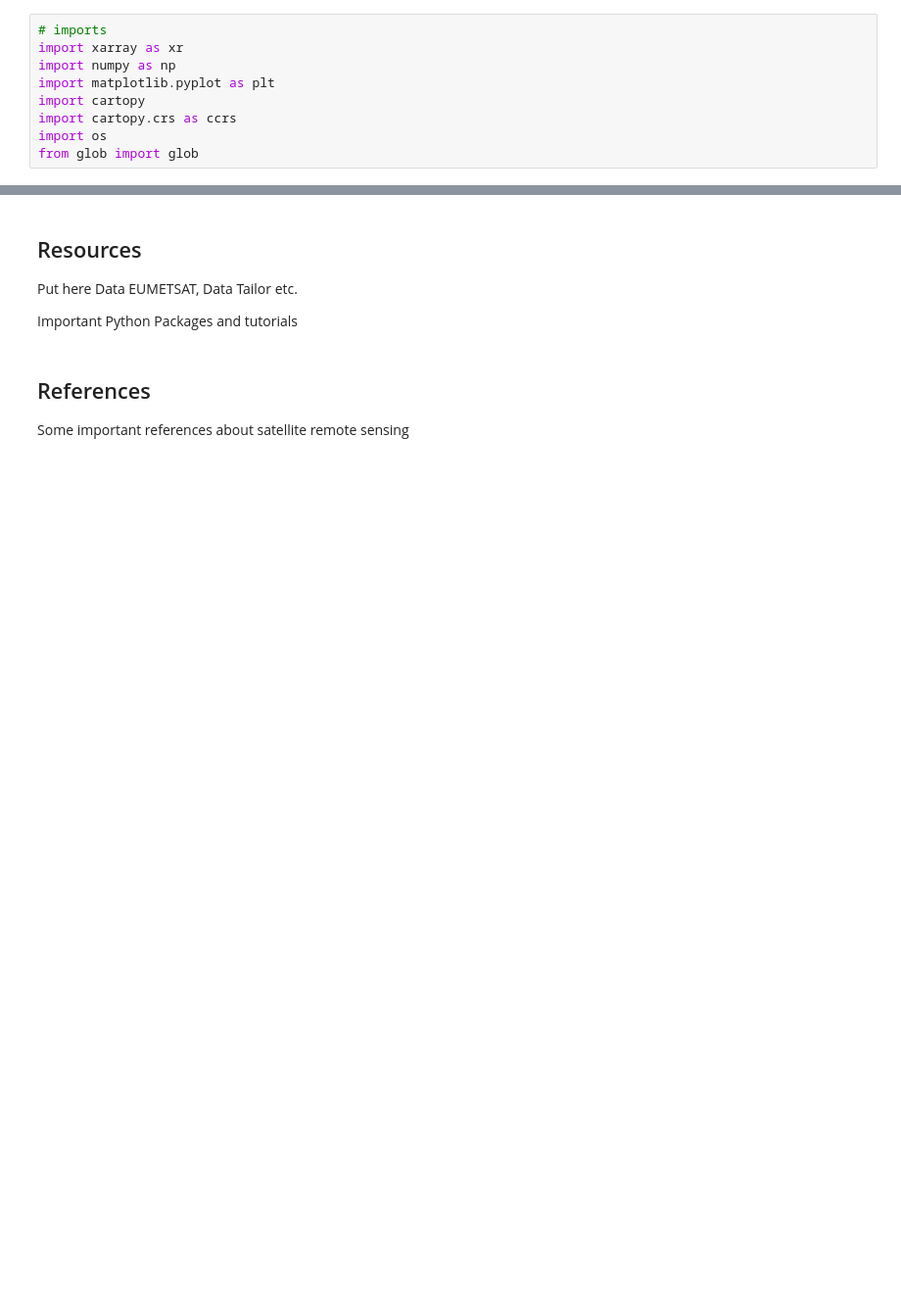
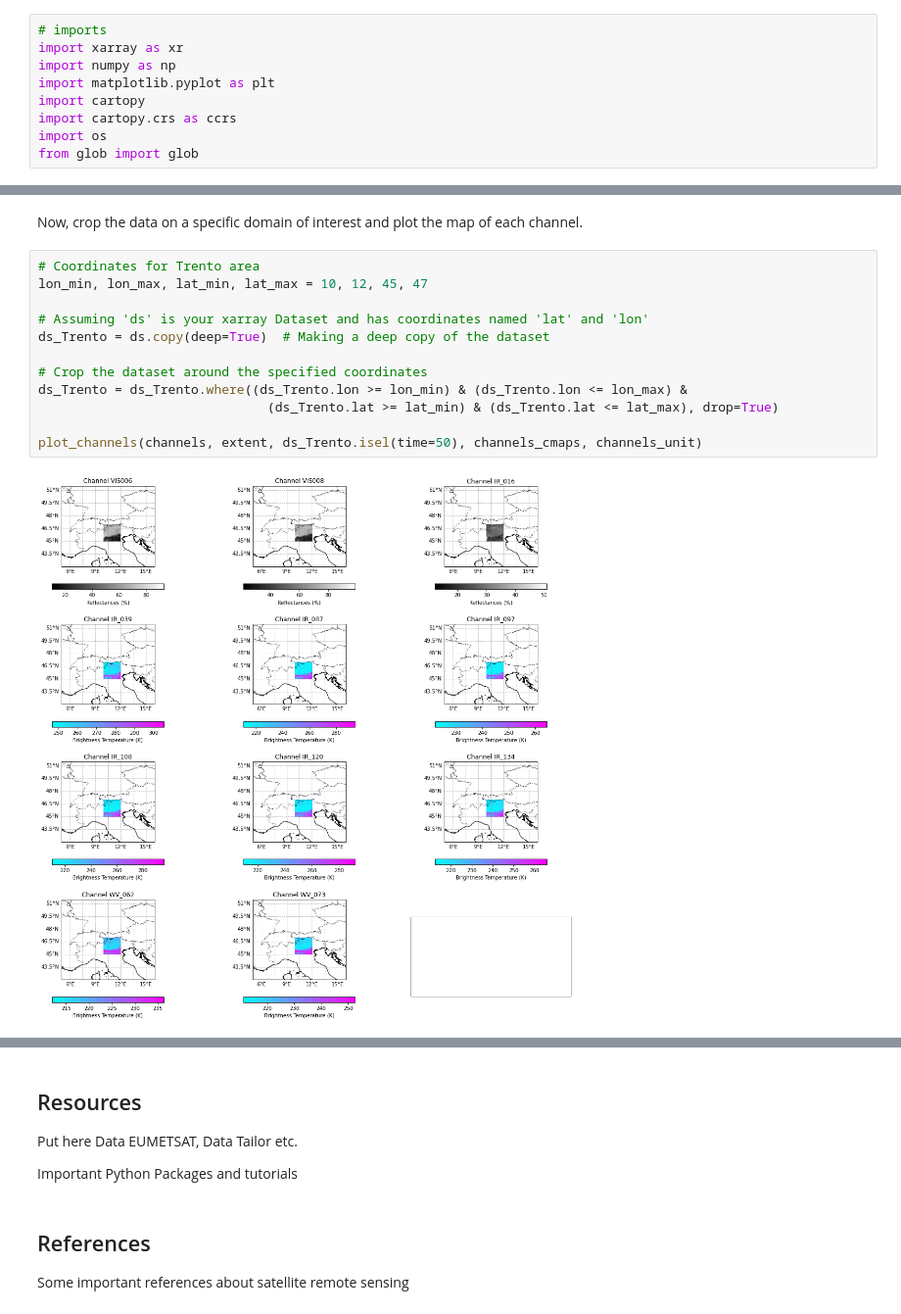
Before and after one commit to EXPATS-IDEAS4S/MSG-SEVIRI, a Jupyter notebook: exercises/trento_ex1.ipynb, the cells around one changed output, grey strips where cells are left out. Shown at 98% size. Drawn from its saved outputs; the diff is of its cells as text; blank space fills up the shorter version.

Commit message:
notebook for Trento

```diff
--- a/exercises/trento_ex1.ipynb
+++ b/exercises/trento_ex1.ipynb
@@ -47,0 +199,16 @@ len(fnames)
+# %% [markdown]
+Now, crop the data on a specific domain of interest and plot the map of each channel.
+# %%
+# Coordinates for Trento area
+lon_min, lon_max, lat_min, lat_max = 10, 12, 45, 47
+
+# Assuming 'ds' is your xarray Dataset and has coordinates named 'lat' and 'lon'
+ds_Trento = ds.copy(deep=True)  # Making a deep copy of the dataset
+
+# Crop the dataset around the specified coordinates
+ds_Trento = ds_Trento.where((ds_Trento.lon >= lon_min) & (ds_Trento.lon <= lon_max) &
+                              (ds_Trento.lat >= lat_min) & (ds_Trento.lat <= lat_max), drop=True)
+
+plot_channels(channels, extent, ds_Trento.isel(time=50), channels_cmaps, channels_unit)
+# %% [output]
+[figure, added]
```
Also changed, not shown: parts of 23 cells of this notebook, 6 other files.
